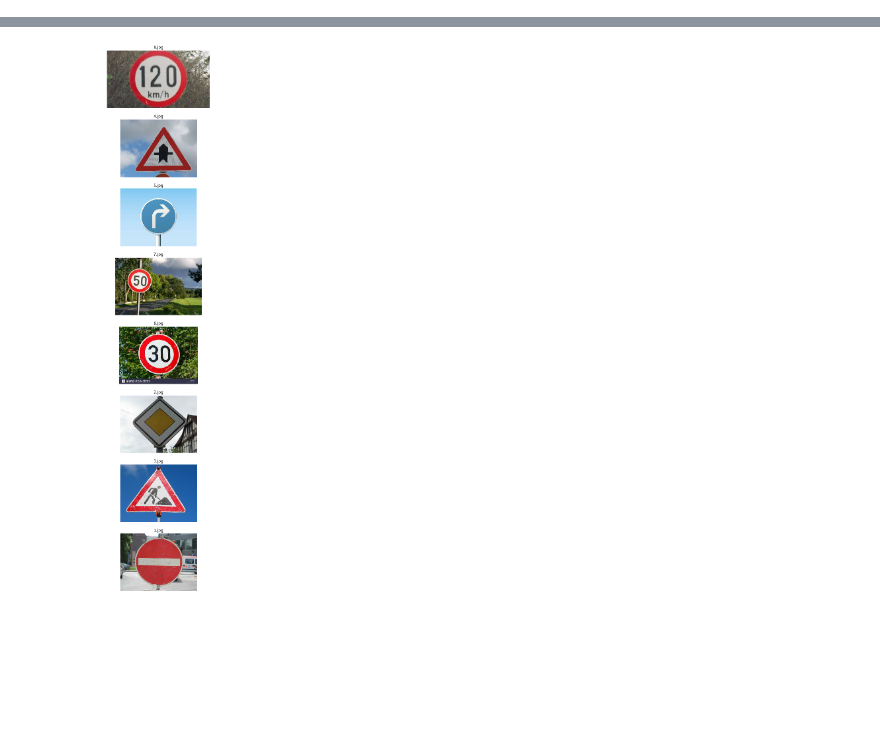
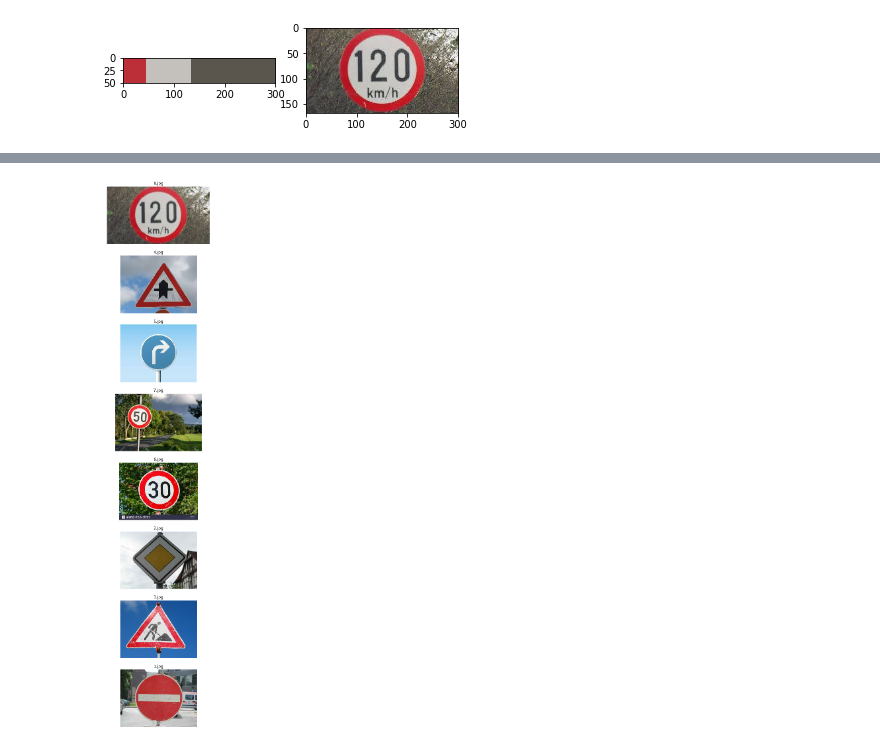
Before and after one commit to kevinko1788/TrendingColor, a Jupyter notebook: trendingcolor.ipynb, the cells around one changed output, grey strips where cells are left out. Drawn from its saved outputs; the diff is of its cells as text; code cells hidden in the pictures; blank space fills up the shorter version.

```diff
--- a/trendingcolor.ipynb
+++ b/trendingcolor.ipynb
@@ -6,6 +6,58 @@ import numpy as np
 from sklearn.cluster import KMeans
 
 %matplotlib inline
+# %%
+def find_histogram(clt):
+    """
+    create a histogram with k clusters
+    :param: clt
+    :return:hist
+    """
+    numLabels = np.arange(0, len(np.unique(clt.labels_)) + 1)
+    (hist, _) = np.histogram(clt.labels_, bins=numLabels)
+
+    hist = hist.astype("float")
+    hist /= hist.sum()
+
+    return hist
+
+def plot_colors2(hist, centroids):
+    bar = np.zeros((50, 300, 3), dtype="uint8")
+    startX = 0
+
+    for (percent, color) in zip(hist, centroids):
+        # plot the relative percentage of each cluster
+        endX = startX + (percent * 300)
+        cv2.rectangle(bar, (int(startX), 0), (int(endX), 50),
+                      color.astype("uint8").tolist(), -1)
+        startX = endX
+
+    # return the bar chart
+    return bar
+
+img = cv2.imread("8.jpg")
+img = cv2.cvtColor(img, cv2.COLOR_BGR2RGB)
+img_holder = img
+
+img = img.reshape((img.shape[0] * img.shape[1],3)) #represent as row*column,channel number
+clt = KMeans(n_clusters=3) #cluster number
+clt.fit(img)
+
+hist = find_histogram(clt)
+bar = plot_colors2(hist, clt.cluster_centers_)
+
+f = plt.figure()
+f.add_subplot(1,2,1)
+plt.imshow(bar)
+f.add_subplot(1,2,2)
+plt.imshow(img_holder)
+plt.show(block=True)
+
+# plt.axis("off")
+# plt.imshow((bar,img_holder))
+# plt.show()
+# %% [output]
+[figure, added]
 # %%
 image_list = []
 image_name = []
```
Also changed, not shown: parts of 1 cell of this notebook.
